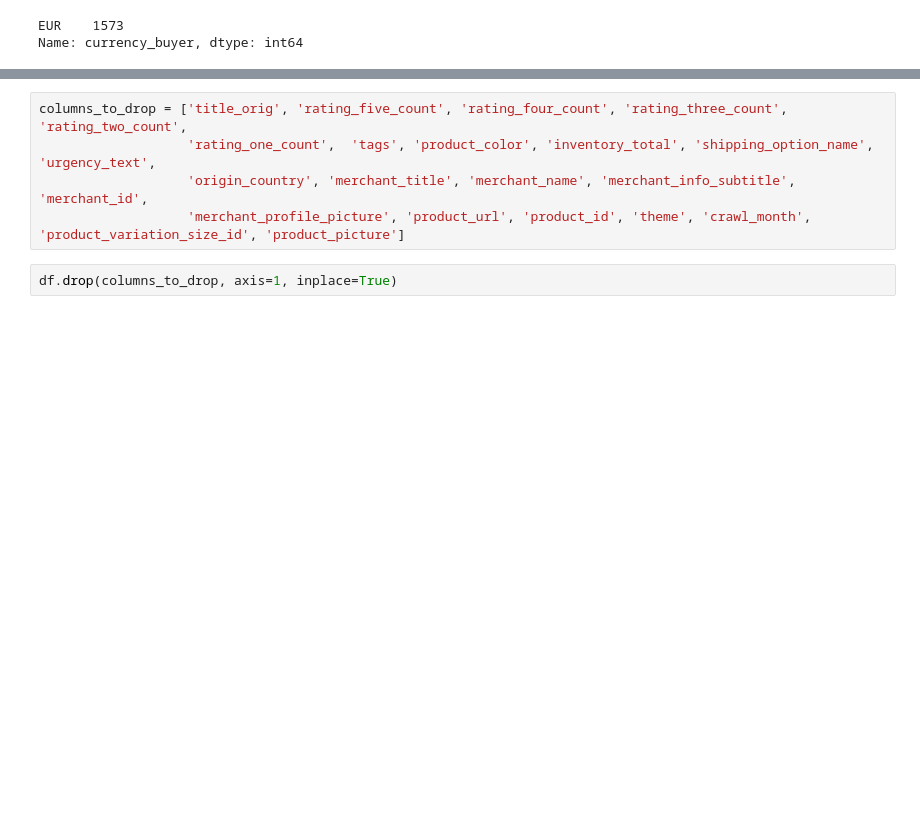
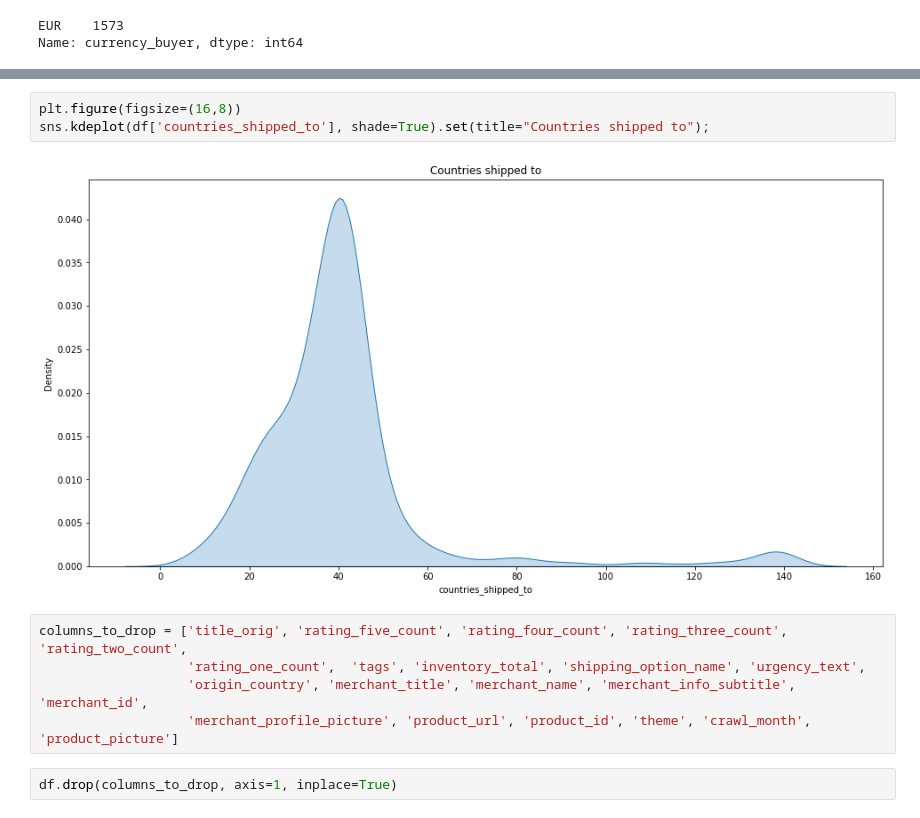
Before and after one commit to RAZMOKEUR/ecommercedata, a Jupyter notebook: e-commerce.ipynb, the cells around one changed output, grey strips where cells are left out. Cells and saved outputs as stored; diff of their text form; blank space fills up the shorter version.

```diff
--- a/e-commerce.ipynb
+++ b/e-commerce.ipynb
@@ -206,8 +220,13 @@ Name: currency_buyer, dtype: int64
+# %%
+plt.figure(figsize=(16,8))
+sns.kdeplot(df['countries_shipped_to'], shade=True).set(title="Countries shipped to");
+# %% [output]
+[figure, added]
 # %%
 columns_to_drop = ['title_orig', 'rating_five_count', 'rating_four_count', 'rating_three_count', 'rating_two_count',
-                   'rating_one_count',  'tags', 'product_color', 'inventory_total', 'shipping_option_name', 'urgency_text',
+                   'rating_one_count',  'tags', 'inventory_total', 'shipping_option_name', 'urgency_text',
                    'origin_country', 'merchant_title', 'merchant_name', 'merchant_info_subtitle', 'merchant_id',
-                   'merchant_profile_picture', 'product_url', 'product_id', 'theme', 'crawl_month', 'product_variation_size_id', 'product_picture']
+                   'merchant_profile_picture', 'product_url', 'product_id', 'theme', 'crawl_month', 'product_picture']
 # %%
 df.drop(columns_to_drop, axis=1, inplace=True)
 # %%
```
Also changed, not shown: parts of 64 cells of this notebook.
